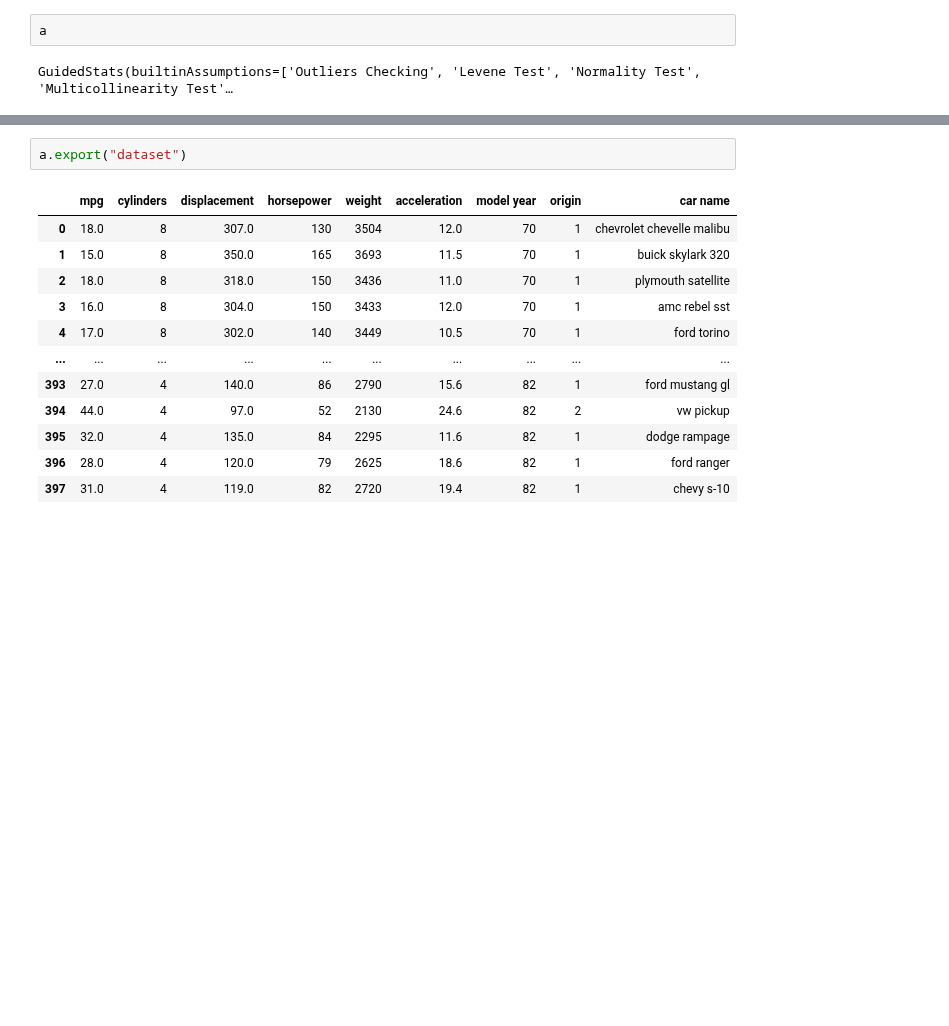
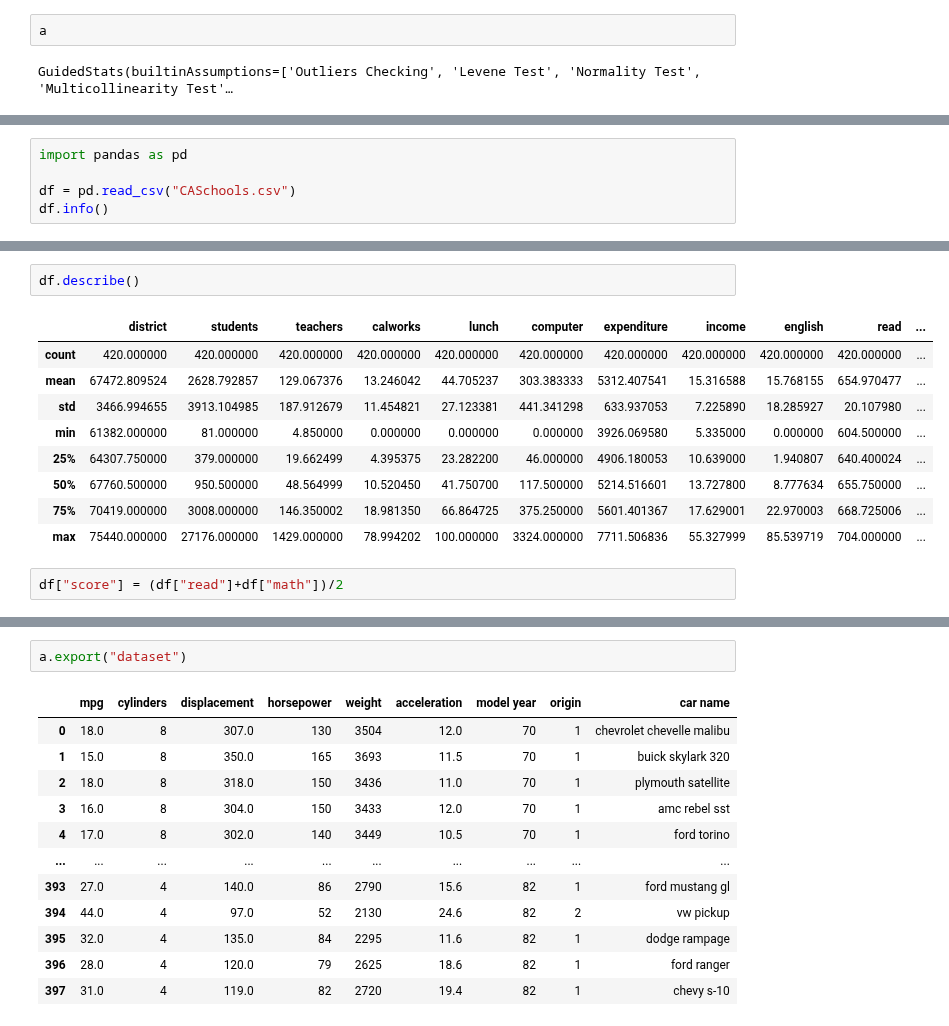
Before and after one commit to cmudig/GuidedStats, a Jupyter notebook: examples/test.ipynb, the cells around one changed output, grey strips where cells are left out. Saved outputs shown, nothing was run; the diff lists cells and outputs as text; blank space fills up the shorter version.

```diff
--- a/examples/test.ipynb
+++ b/examples/test.ipynb
@@ -11,0 +125,5 @@ GuidedStats(builtinAssumptions=['Outliers Checking', 'Levene Test', 'Normality T
+# %%
+import pandas as pd
+
+df = pd.read_csv("CASchools.csv")
+df.info()
@@ -11,0 +148,14 @@ GuidedStats(builtinAssumptions=['Outliers Checking', 'Levene Test', 'Normality T
+# %%
+df.describe()
+# %% [output]
+|  | district | students | teachers | calworks | lunch | computer | expenditure | income | english | read | ... |
+| count | 420.000000 | 420.000000 | 420.000000 | 420.000000 | 420.000000 | 420.000000 | 420.000000 | 420.000000 | 420.000000 | 420.000000 | ... |
+| mean | 67472.809524 | 2628.792857 | 129.067376 | 13.246042 | 44.705237 | 303.383333 | 5312.407541 | 15.316588 | 15.768155 | 654.970477 | ... |
+| std | 3466.994655 | 3913.104985 | 187.912679 | 11.454821 | 27.123381 | 441.341298 | 633.937053 | 7.225890 | 18.285927 | 20.107980 | ... |
+| min | 61382.000000 | 81.000000 | 4.850000 | 0.000000 | 0.000000 | 0.000000 | 3926.069580 | 5.335000 | 0.000000 | 604.500000 | ... |
+| 25% | 64307.750000 | 379.000000 | 19.662499 | 4.395375 | 23.282200 | 46.000000 | 4906.180053 | 10.639000 | 1.940807 | 640.400024 | ... |
+| 50% | 67760.500000 | 950.500000 | 48.564999 | 10.520450 | 41.750700 | 117.500000 | 5214.516601 | 13.727800 | 8.777634 | 655.750000 | ... |
+| 75% | 70419.000000 | 3008.000000 | 146.350002 | 18.981350 | 66.864725 | 375.250000 | 5601.401367 | 17.629001 | 22.970003 | 668.725006 | ... |
+| max | 75440.000000 | 27176.000000 | 1429.000000 | 78.994202 | 100.000000 | 3324.000000 | 7711.506836 | 55.327999 | 85.539719 | 704.000000 | ... |
+# %%
+df["score"] = (df["read"]+df["math"])/2
```
Also changed, not shown: parts of 25 cells of this notebook, 25 other files.
